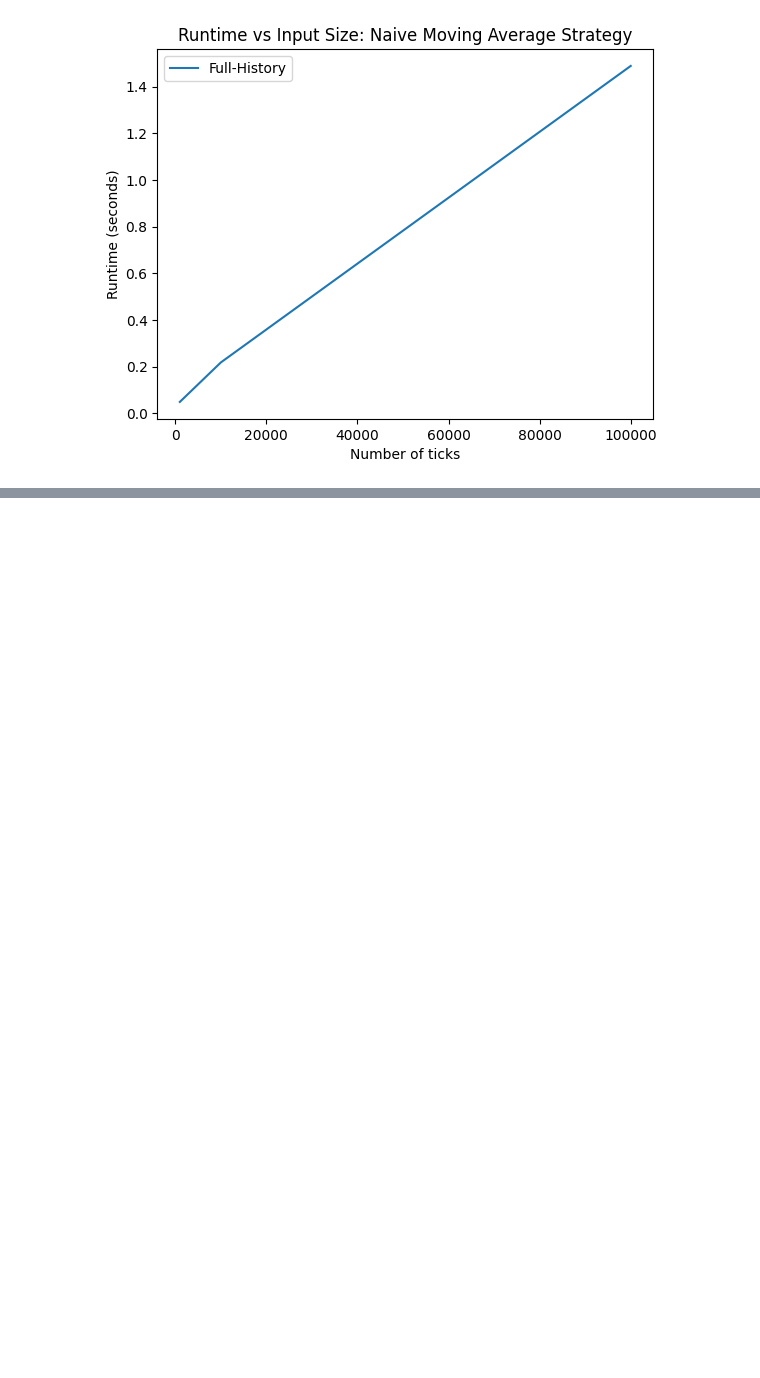
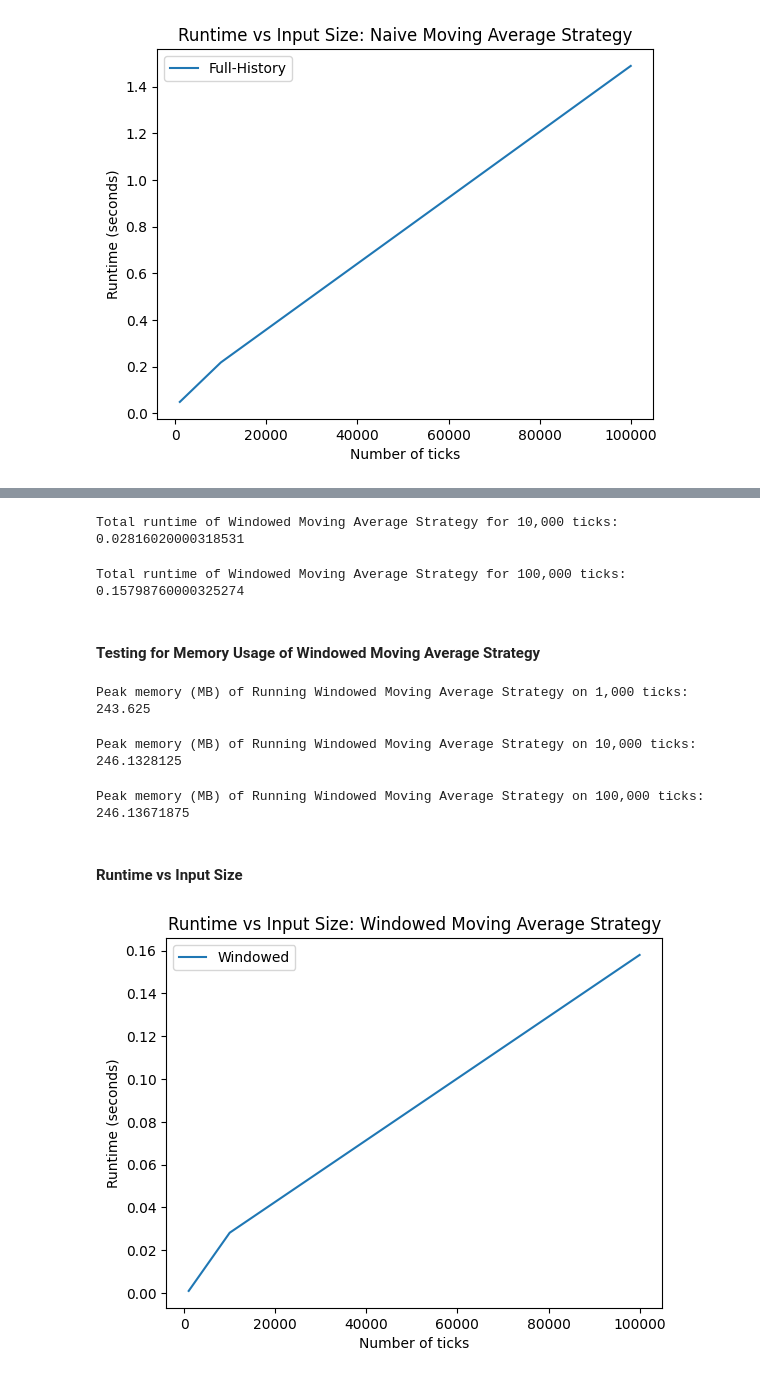
Before and after one commit to mmiah00/finm32500_Assignments, a Jupyter notebook: Assignment3/profiler.ipynb, the cells around one changed output, grey strips where cells are left out. Cells and saved outputs as stored; diff of their text form; code cells hidden in the pictures; blank space fills up the shorter version.

```diff
--- a/Assignment3/profiler.ipynb
+++ b/Assignment3/profiler.ipynb
@@ -137,0 +152,56 @@ plt.show()
+# %%
+runtime5 = timeit.timeit(lambda: window_strat.generate_signals(divided_ticks_10k), number=1)
+
+print(f"Total runtime of Windowed Moving Average Strategy for 10,000 ticks: {runtime5}")
+# %% [output]
+Total runtime of Windowed Moving Average Strategy for 10,000 ticks: 0.02816020000318531
+# %%
+runtime6 = timeit.timeit(lambda: window_strat.generate_signals(divided_ticks_100k), number=1)
+
+print(f"Total runtime of Windowed Moving Average Strategy for 100,000 ticks: {runtime6}")
+# %% [output]
+Total runtime of Windowed Moving Average Strategy for 100,000 ticks: 0.15798760000325274
+# %% [markdown]
+#### Testing for Memory Usage of Windowed Moving Average Strategy
+# %%
+def window_ma_1k():
+    window_strat.generate_signals(divided_ticks_1k)
+
+mem_usage4 = memory_usage(window_ma_1k)
+print("Peak memory (MB) of Running Windowed Moving Average Strategy on 1,000 ticks:", max(mem_usage4))
+# %% [output]
+Peak memory (MB) of Running Windowed Moving Average Strategy on 1,000 ticks: 243.625
+# %%
+def window_ma_10k():
+    window_strat.generate_signals(divided_ticks_10k)
+
+mem_usage5 = memory_usage(window_ma_10k)
+print("Peak memory (MB) of Running Windowed Moving Average Strategy on 10,000 ticks:", max(mem_usage5))
+# %% [output]
+Peak memory (MB) of Running Windowed Moving Average Strategy on 10,000 ticks: 246.1328125
+# %%
+def window_ma_100k():
+    window_strat.generate_signals(divided_ticks_100k)
+
+mem_usage6 = memory_usage(window_ma_100k)
+print("Peak memory (MB) of Running Windowed Moving Average Strategy on 100,000 ticks:", max(mem_usage6))
+# %% [output]
+Peak memory (MB) of Running Windowed Moving Average Strategy on 100,000 ticks: 246.13671875
+# %% [markdown]
+#### Runtime vs Input Size
+# %%
+results2 = {
+    'n_ticks': [1000, 10000, 100000],
+    'window_runtime': [runtime4, runtime5, runtime6],
+    'window_memory': [max(mem_usage4), max(mem_usage5), max(mem_usage6)]
+}
+
+
+plt.plot(results2['n_ticks'], results2['window_runtime'], label='Windowed')
+plt.xlabel("Number of ticks")
+plt.ylabel("Runtime (seconds)")
+plt.title("Runtime vs Input Size: Windowed Moving Average Strategy")
+plt.legend()
+plt.show()
+# %% [output]
+[figure, added]
```
Also changed, not shown: parts of 10 cells of this notebook.
